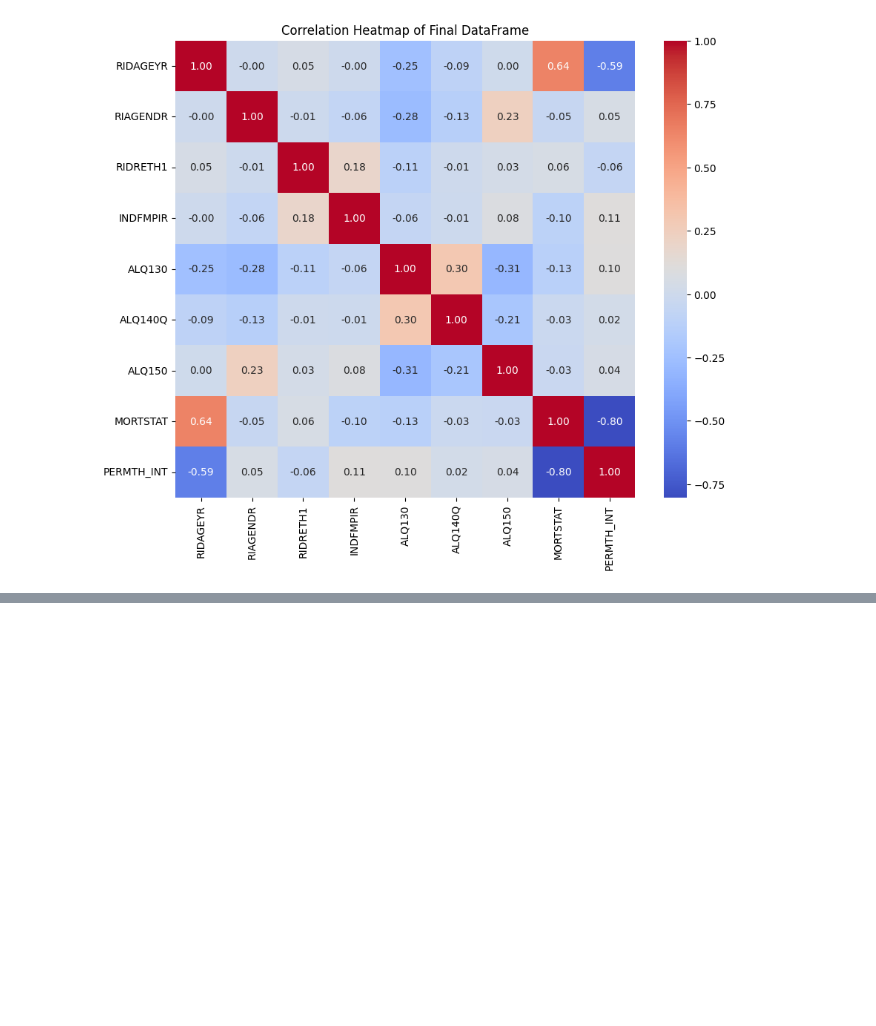
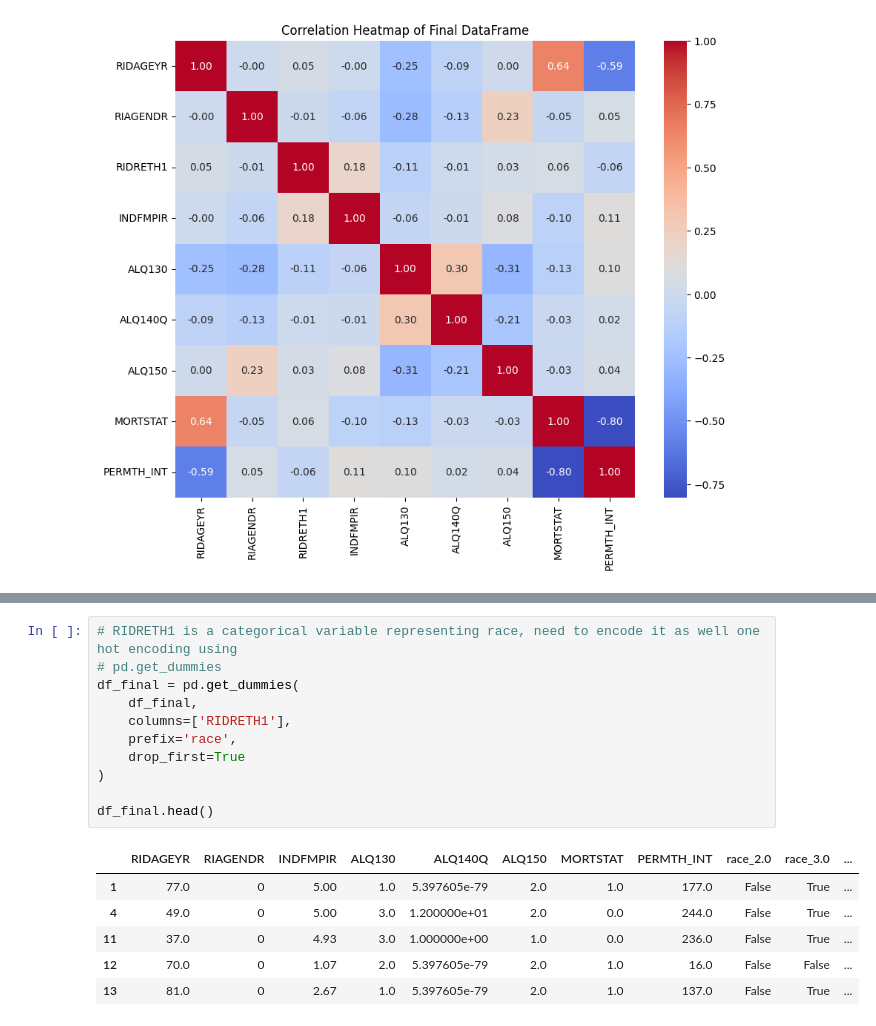
Before and after one commit to iAbel1478/NHANES_project_1_ml-main, a Jupyter notebook: notebooks/nhanes_yahya_work.ipynb, the cells around one changed output, grey strips where cells are left out. Saved outputs shown, nothing was run; the diff lists cells and outputs as text; blank space fills up the shorter version.

```diff
--- a/notebooks/nhanes_yahya_work.ipynb
+++ b/notebooks/nhanes_yahya_work.ipynb
@@ -305,0 +348,18 @@ plt.show()
+# %%
+# RIDRETH1 is a categorical variable representing race, need to encode it as well one hot encoding using
+# pd.get_dummies
+df_final = pd.get_dummies(
+    df_final,
+    columns=['RIDRETH1'],
+    prefix='race',
+    drop_first=True
+)
+
+df_final.head()
+# %% [output]
+|  | RIDAGEYR | RIAGENDR | INDFMPIR | ALQ130 | ALQ140Q | ALQ150 | MORTSTAT | PERMTH_INT | race_2.0 | race_3.0 | ... |
+| 1 | 77.0 | 0 | 5.00 | 1.0 | 5.397605e-79 | 2.0 | 1.0 | 177.0 | False | True | ... |
+| 4 | 49.0 | 0 | 5.00 | 3.0 | 1.200000e+01 | 2.0 | 0.0 | 244.0 | False | True | ... |
+| 11 | 37.0 | 0 | 4.93 | 3.0 | 1.000000e+00 | 1.0 | 0.0 | 236.0 | False | True | ... |
+| 12 | 70.0 | 0 | 1.07 | 2.0 | 5.397605e-79 | 2.0 | 1.0 | 16.0 | False | False | ... |
+| 13 | 81.0 | 0 | 2.67 | 1.0 | 5.397605e-79 | 2.0 | 1.0 | 137.0 | False | True | ... |
```
Also changed, not shown: parts of 16 cells of this notebook.
